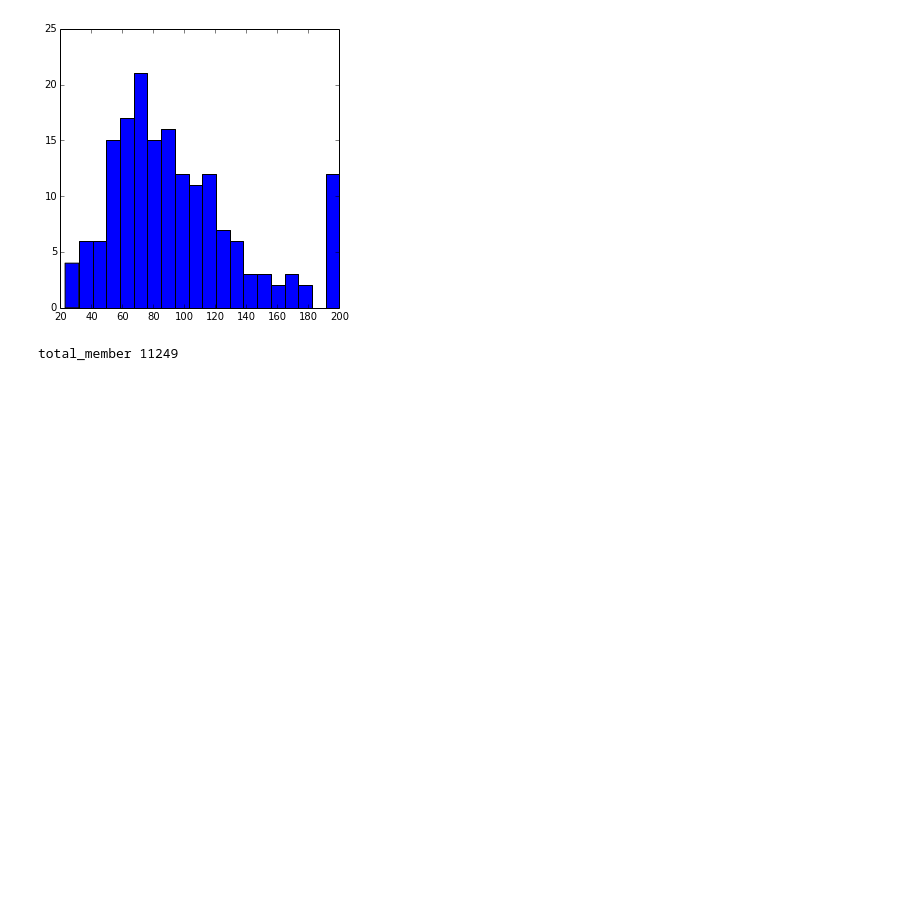
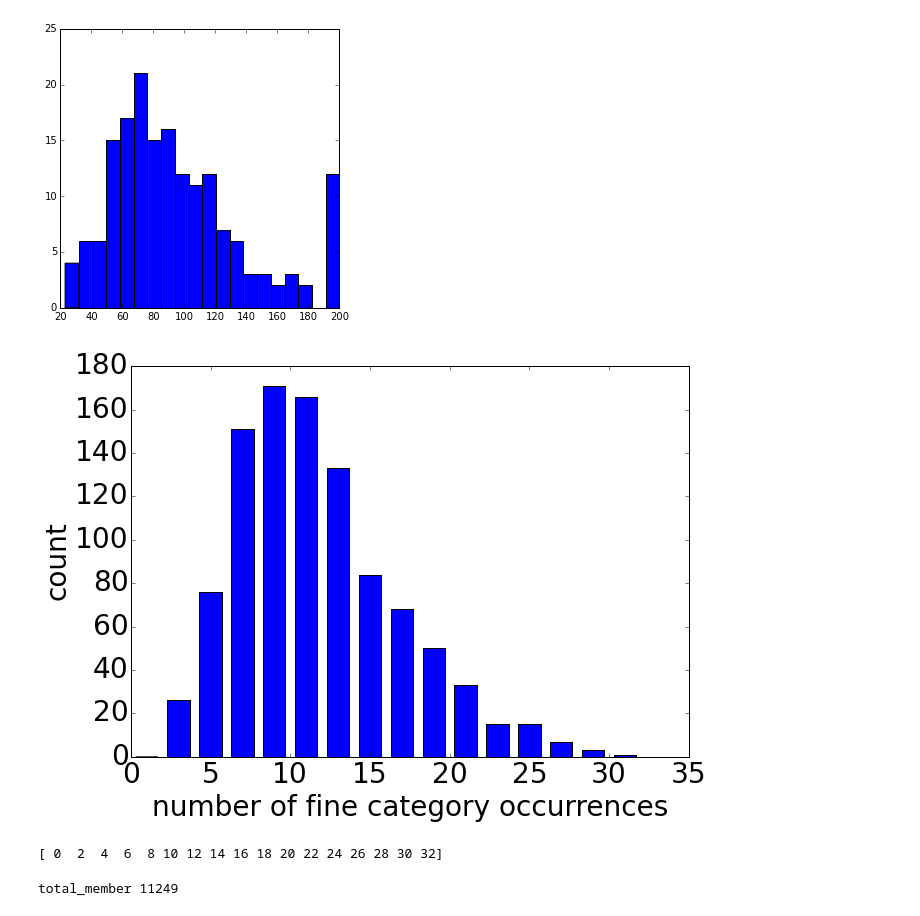
Before and after one commit to stephenyan1231/caffe-public, a Jupyter notebook: examples/imagenet/hdcnn/python/imagenet_NIN_raw.ipynb, the cells around one changed output. Cells and saved outputs as stored; diff of their text form; code cells hidden in the pictures; blank space fills up the shorter version.

```diff
--- a/examples/imagenet/hdcnn/python/imagenet_NIN_raw.ipynb
+++ b/examples/imagenet/hdcnn/python/imagenet_NIN_raw.ipynb
@@ -281,6 +281,26 @@ if 0:
 sum of number of members in all clusters 16449
 [0, 1, 38, 39, 73, 84, 88, 90, 91, 93, 94, 96, 114, 124, 136, 186, 189, 309, 365, 392, 393, 396, 397, 452, 514, 616, 684, 686, 723, 749, 801, 957, 973, 989, 990, 991]
 [figure]
+# %%
+plt.rcParams['figure.figsize'] = (10, 7)
+plt.rcParams['image.interpolation'] = 'nearest'
+plt.rcParams['image.cmap'] = 'gray'
+fine_category_occurrence=np.zeros((num_class),dtype=np.int32)
+for i, exp_cluster_member in enumerate(exp_cluster_members):
+    for j in range(len(exp_cluster_member)):
+        fine_category_occurrence[exp_cluster_member[j]]+=1
+n, bins, patches=plt.hist(fine_category_occurrence,bins=range(0,np.max(fine_category_occurrence),2),rwidth=0.7,histtype='bar')
+# plt.ylabel('fine category occurrence')
+plt.xlabel('number of fine category occurrences',fontsize=28)
+plt.ylabel('count',fontsize=28)
+plt.tick_params(axis='both', which='major', labelsize=28)
+plt.savefig('/home/zyan3/Dropbox/private/proj/decision_cnn/iccv15/image/fine_category_occurrence.eps')
+# %% [output]
+[figure, added]
+# %%
+print bins
+# %% [output]
+[ 0  2  4  6  8 10 12 14 16 18 20 22 24 26 28 30 32]
 # %%
 ''' Adding extra classes to each branch to compensate for coarse misclassification at gating part
 For each branch, sort all classes out of branch based on likelihood that they're misclassified into the branch
```
Also changed, not shown: parts of 1 cell of this notebook, 14 other files.
